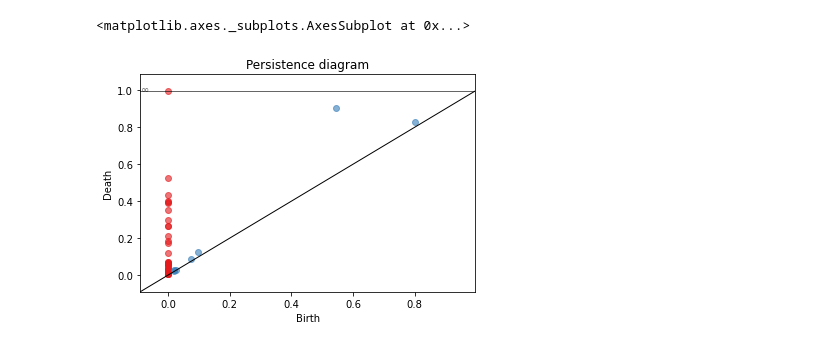
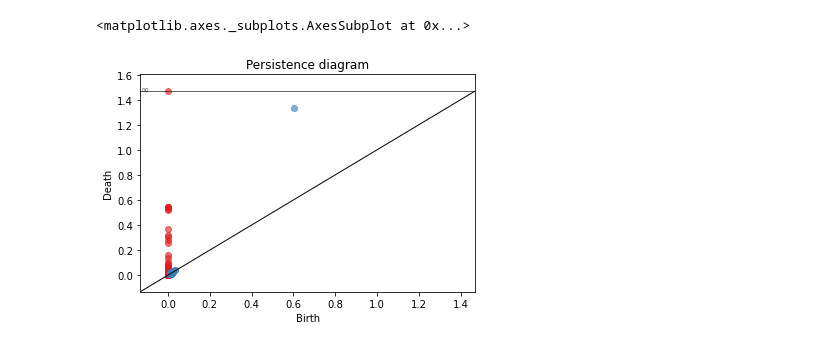
Before and after one commit to anticdimi/tda-arrhythmia-detection, a Jupyter notebook: src/prep.ipynb, the cells around one changed output. Drawn from its saved outputs; the diff is of its cells as text; code cells hidden in the pictures.

```diff
--- a/src/prep.ipynb
+++ b/src/prep.ipynb
@@ -19,2 +36,11 @@ def quasi_attractorize(series, step):
+# %%
+record = wfdb.rdrecord('data/arrhythmia/100', sampfrom-2000, sampto=3000)
+annotation = wfdb.rdann('data/arrhythmia/100', 'atr', sampfrom=2000, sampto=3000)
+
+resampled_signal, resampled_ann = processing.resample_singlechan(record.p_signal[:, 0], annotation, record.fs, 200)
+# normalized_signal = processing.normalize_bound(resampled_signal, lb=np.min(resampled_signal), ub=np.max(resampled_signal))
+# resampled_signal - normalized_signal
 # %%
-attractor = quasi_attractorize(signals, 3)
+attractor = quasi_attractorize(resampled_signal, 3)
+display(attractor.shape)
+plot_attractor(attractor)
@@ -31,9 +50,10 @@ plt.show()
 # %%
-rips = gudhi.RipsComplex(points=attractor)
-simplex_tree = rips.create_simplex_tree(max_dimension=2)
+gudhi_complex = gudhi.RipsComplex(points=attractor)
+# gudhi_complex = gudhi.AlphaComplex(points=attractor)
+simplex_tree = gudhi_complex.create_simplex_tree(max_dimension=2)
 
 diag = simplex_tree.persistence()
 gudhi.plot_persistence_diagram(diag)
 # %% [output]
 <matplotlib.axes._subplots.AxesSubplot at 0x...>
-[figure, old version]
+[figure, new version]
```
Also changed, not shown: parts of 9 cells of this notebook, 1 other file.
